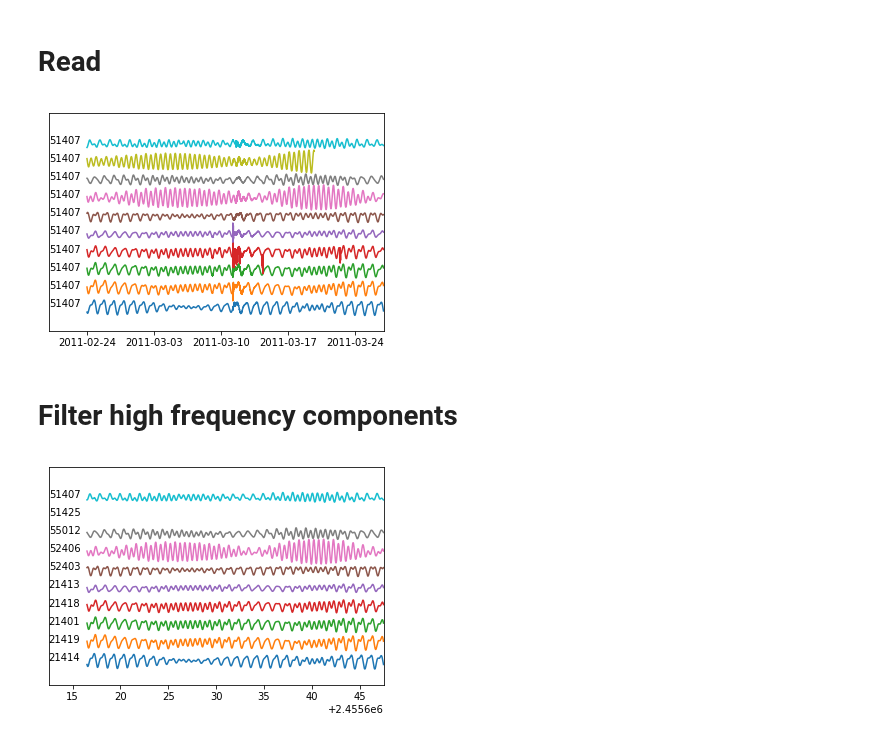
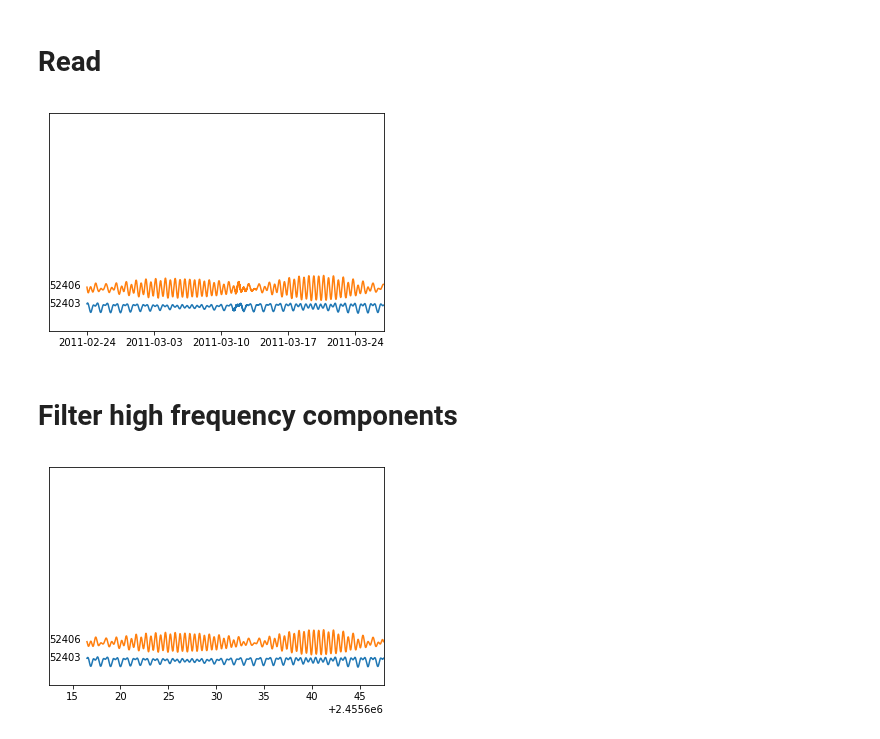
Before and after one commit to jgalazm/Nami, a Jupyter notebook: validation/04_tohoku2011/data/dart_buoy.ipynb, the cells around one changed output. Cells and saved outputs as stored; diff of their text form; code cells hidden in the pictures.

```diff
--- a/validation/04_tohoku2011/data/dart_buoy.ipynb
+++ b/validation/04_tohoku2011/data/dart_buoy.ipynb
@@ -7,8 +7,8 @@ import pandas as pd
 # %% [markdown]
 # Read
 # %%
-DARTs = [21414, 21419, 21401, 21418, 21413, 52403, 52406, 55012, 51425, 51407]
-
+# DARTs = [21414, 21419, 21401, 21418, 21413, 52403, 52406, 55012, 51425, 51407]
+DARTs = [ 52403, 52406]
 dataFrames = {}
 # %%
 for i,dartNumber in enumerate(DARTs):
@@ -29,13 +29,13 @@ for i,dartNumber in enumerate(DARTs):
 # %%
 for i,dart in enumerate(DARTs):
     df = dataFrames[dart]
     plt.plot(df['height']-df['height'].mean()+i*1.5)
-    plt.text(df.index.min()-pd.Timedelta(days=4),i*1.5,'{}'.format(dartNumber))
+    plt.text(df.index.min()-pd.Timedelta(days=4),i*1.5,'{}'.format(dart))
     plt.ylim(-2,16)
     plt.xlim(df.index.min()-pd.Timedelta(days=4), df.index.max())
     plt.gca().set_yticks([])
 # %% [output]
-[figure, old version]
+[figure, new version]
 # %% [markdown]
 # Filter high frequency components
 # %%
@@ -98,7 +98,7 @@ for i,dart in enumerate(DARTs):
 #     plt.gca().set_yticks([])
     plt.gca().get_yaxis().set_visible(False)
 # %% [output]
-[figure, old version]
+[figure, new version]
 # %%
 plt.figure(figsize=(8,12))
 for i,dart in enumerate(DARTs):
```
Also changed, not shown: parts of 4 cells of this notebook, 2 other files.
